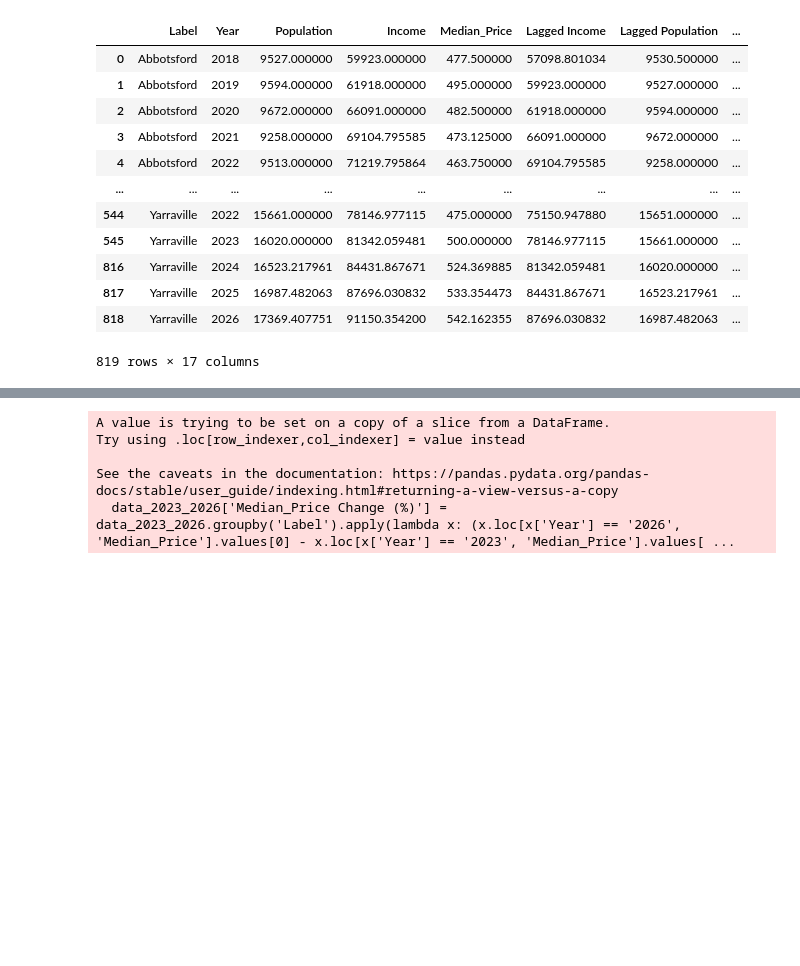
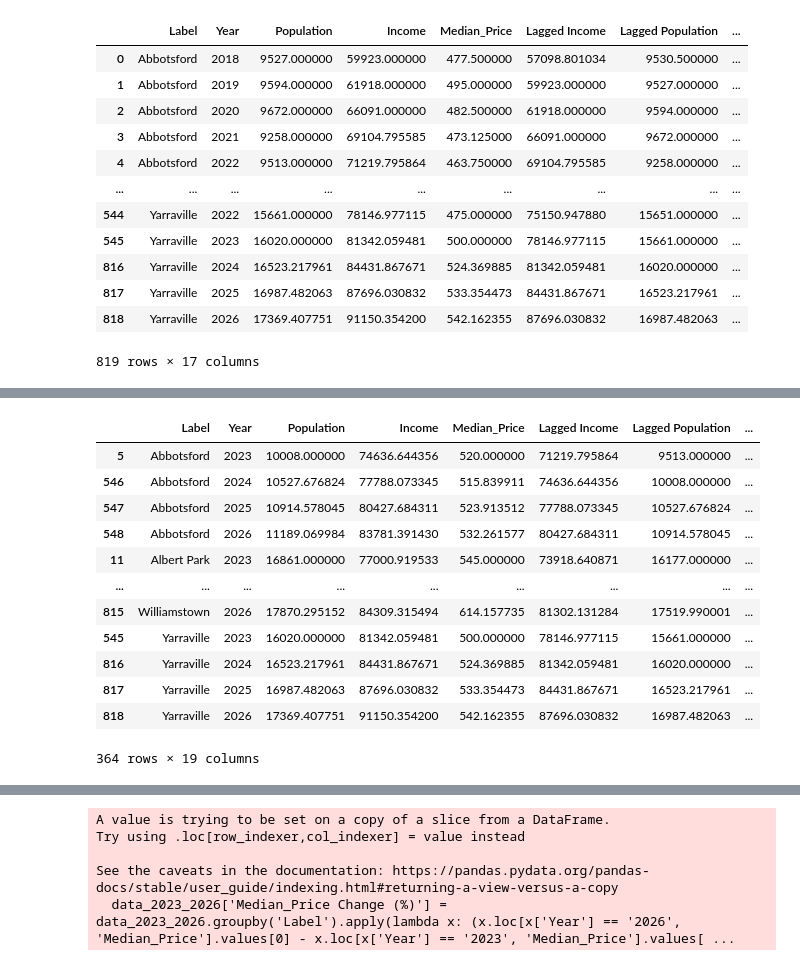
Before and after one commit to MAST30034-AppliedDataScience/project-2-group-real-estate-hexosergeantchelelebratebonitz, a Jupyter notebook: notebooks/Can/Modelling.ipynb, the cells around one changed output, grey strips where cells are left out. Drawn from its saved outputs; the diff is of its cells as text; code cells hidden in the pictures; blank space fills up the shorter version.

```diff
--- a/notebooks/Can/Modelling.ipynb
+++ b/notebooks/Can/Modelling.ipynb
@@ -687 +672,17 @@ median_price_change
 91 rows × 2 columns
+# %%
+data_2023_2026
+# %% [output]
+|  | Label | Year | Population | Income | Median_Price | Lagged Income | Lagged Population | ... |
+| 5 | Abbotsford | 2023 | 10008.000000 | 74636.644356 | 520.000000 | 71219.795864 | 9513.000000 | ... |
+| 546 | Abbotsford | 2024 | 10527.676824 | 77788.073345 | 515.839911 | 74636.644356 | 10008.000000 | ... |
+| 547 | Abbotsford | 2025 | 10914.578045 | 80427.684311 | 523.913512 | 77788.073345 | 10527.676824 | ... |
+| 548 | Abbotsford | 2026 | 11189.069984 | 83781.391430 | 532.261577 | 80427.684311 | 10914.578045 | ... |
+| 11 | Albert Park | 2023 | 16861.000000 | 77000.919533 | 545.000000 | 73918.640871 | 16177.000000 | ... |
+| ... | ... | ... | ... | ... | ... | ... | ... | ... |
+| 815 | Williamstown | 2026 | 17870.295152 | 84309.315494 | 614.157735 | 81302.131284 | 17519.990001 | ... |
+| 545 | Yarraville | 2023 | 16020.000000 | 81342.059481 | 500.000000 | 78146.977115 | 15661.000000 | ... |
+| 816 | Yarraville | 2024 | 16523.217961 | 84431.867671 | 524.369885 | 81342.059481 | 16020.000000 | ... |
+| 817 | Yarraville | 2025 | 16987.482063 | 87696.030832 | 533.354473 | 84431.867671 | 16523.217961 | ... |
+| 818 | Yarraville | 2026 | 17369.407751 | 91150.354200 | 542.162355 | 87696.030832 | 16987.482063 | ... |
+364 rows × 19 columns
```
Also changed, not shown: parts of 9 cells of this notebook.
